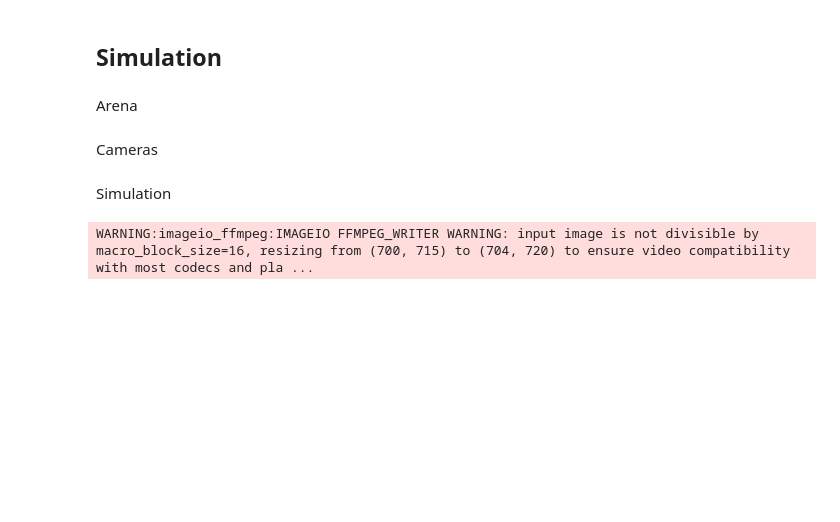
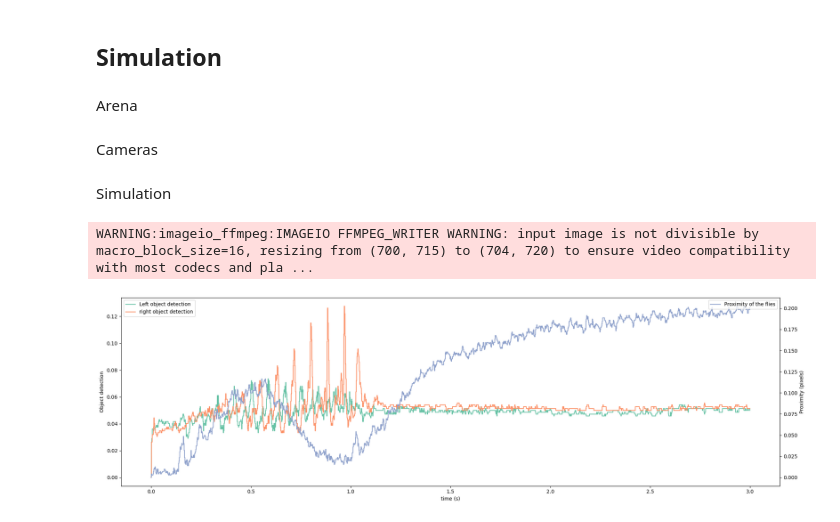
Before and after one commit to ValentineDelevaux/COBAR_project, a Jupyter notebook: wings_vibrations.ipynb, the cells around one changed output. Saved outputs shown, nothing was run; the diff lists cells and outputs as text; code cells hidden in the pictures; blank space fills up the shorter version.

```diff
--- a/wings_vibrations.ipynb
+++ b/wings_vibrations.ipynb
@@ -39,11 +40,11 @@ fly0 = ChangingStateFly(
     wings_state=0
 )
 
-fly1 = HybridTurningFly(
+fly1 = TargetFly(
     name="1",
     timestep=timestep,
     enable_adhesion=True,
-    spawn_pos=(5, 0, 0.5),
+    spawn_pos=(6, 4, 0.5),
 )
 # %%
 print(fly0.actuated_joints)
@@ -53,7 +54,7 @@ print(fly0.actuated_joints)
 ## Simulation
 # %%
 timestep = 1e-4
-run_time = 2
+run_time = 3
 t = np.arange(0, run_time, timestep)
 # %% [markdown]
 Arena
@@ -102,22 +103,15 @@ fly1_actions = np.zeros((len(t), 2))
 
 # Create the fly 1 actions scenario
 for i, time in enumerate(t):
-    if time < (1/5) * run_time:
+    if time < (1/3) * run_time:
         # sinusoidal trajectory for the first 1/3 of the time
         fly1_actions[i] = (
             np.abs(np.cos(time * np.pi / 2)) * speed_variation[i],
             np.abs(np.sin(time * np.pi / 2)) * speed_variation[i],
         )
-    # elif time < (3/3) * run_time:
     else:
         # stop for the second 1/3 of the time
         fly1_actions[i] = (0, 0)
-    # else:
-    #     # sinusoidal trajectory for the last 1/3 of the time
-    #     fly1_actions[i] = (
-    #         np.abs(np.cos(time * np.pi / 2)) * speed_variation[i],
-    #         np.abs(np.sin(time * np.pi / 2)) * speed_variation[i],
-    #     )
 
 # Modifiy fly speed
 mean_speed = 1.2
@@ -143,6 +137,8 @@ speeds_fly0 = []
 speeds_fly1 = []
 positions_fly0 = []
 positions_fly1 = []
+fly1_vision_left = []
+fly1_vision_right = []
 
 # Run simulation for each timepoint
 for i in trange(len(t)):
@@ -196,12 +192,18 @@ for i in trange(len(t)):
     curr_time = i * sim.timestep
     fly0_action, proximity = fly0.get_action(obs0, curr_time)
 
+    # Process visual input for fly 1
+    # fly1_features, left_deviation, right_deviation, left_found, right_found = fly1.process_visual_observation(obs1['vision'])
+    fly1_features, chasing_fly = fly1.process_visual_observation(obs1['vision'])
+
     # Save variables for plotting
     proximities.append(proximity)
     speeds_fly0.append(v0)
     speeds_fly1.append(v1)
     positions_fly0.append(obs0["fly"][0])
     positions_fly1.append(obs1["fly"][0])
+    fly1_vision_left.append(chasing_fly[0])
+    fly1_vision_right.append(chasing_fly[1])
 # %%
 birdeye_cam_frames = cam._frames
 cam._frames = second_cam_frames
@@ -220,0 +220,4 @@ WARNING:imageio_ffmpeg:IMAGEIO FFMPEG_WRITER WARNING: input image is not divisib
+# %%
+plot_visual_detection(t, fly1_vision_left, fly1_vision_right, proximities)
+# %% [output]
+[figure, added]
```
Also changed, not shown: parts of 2 cells of this notebook, 3 other files.
